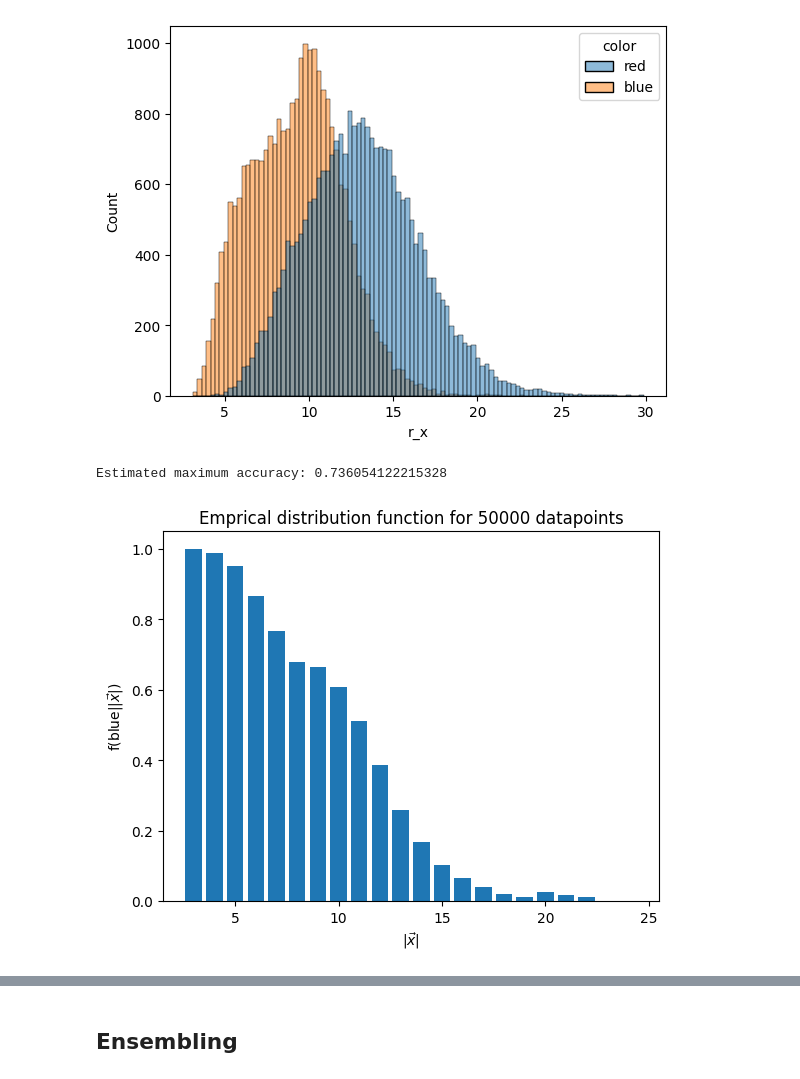
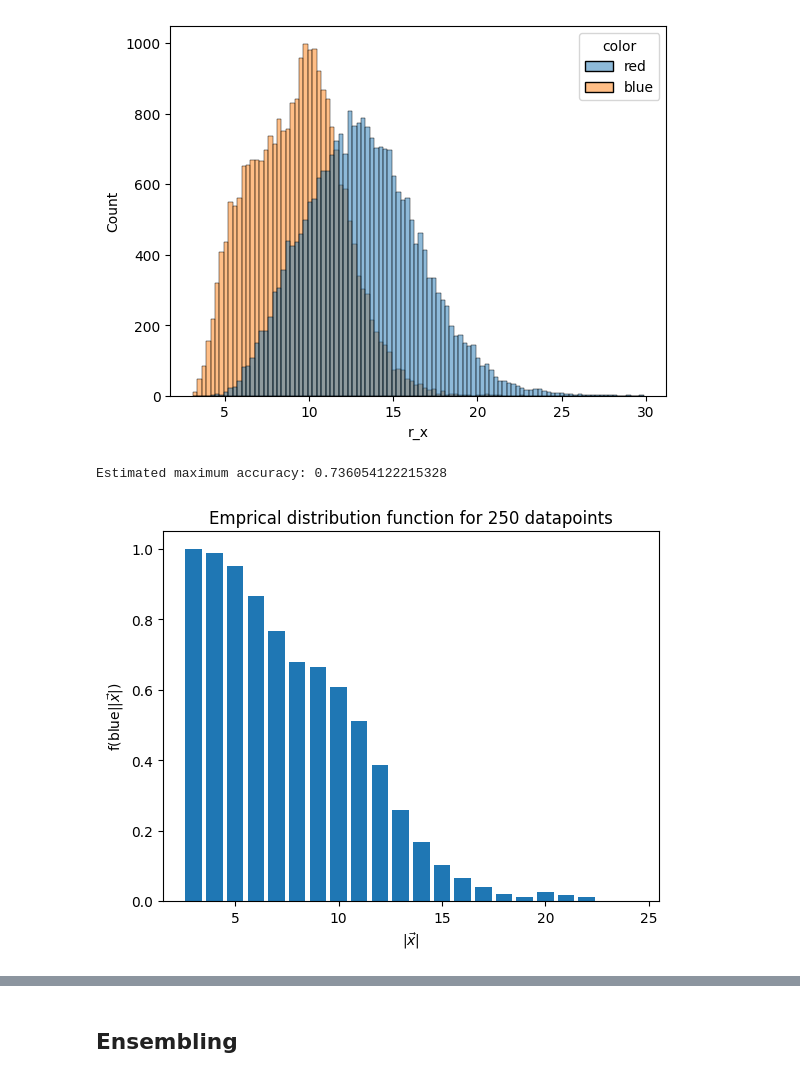
Before and after one commit to choisant/foundational-modeling, a Jupyter notebook: toy_experiment/DNN/DNN.ipynb, the cells around one changed output, grey strips where cells are left out. Drawn from its saved outputs; the diff is of its cells as text; code cells hidden in the pictures.

```diff
--- a/toy_experiment/DNN/DNN.ipynb
+++ b/toy_experiment/DNN/DNN.ipynb
@@ -270,20 +299,20 @@ sn.histplot(train_data, x="r_x", hue="color")
 # %%
 red_rx = train_data[train_data["color"] == "red"]["r_x"].values
 blue_rx = train_data[train_data["color"] == "blue"]["r_x"].values
 red_count, red_bins = np.histogram(red_rx, bins=25, range=(0, 25))
 blue_count, blue_bins = np.histogram(blue_rx, bins=25, range=(0, 25))
 fraction_blue = np.array([(blue_count[i])/(red_count[i]+blue_count[i]) for i in range(len(red_count))])
 fraction_red = 1 - fraction_blue
 plt.bar(red_bins[0:-1], fraction_blue)
-plt.title(f"Emprical distribution function for {len(train_data)} datapoints")
+plt.title(f"Emprical distribution function for {n_train} datapoints")
 plt.xlabel(r"$|\vec{x}|$")
 plt.ylabel(r"f(blue||$\vec{x}$|)")
 acc = np.array([max(fraction_blue[i], fraction_red[i])*(red_count[i]+blue_count[i])/sum(red_count + blue_count) for i in range(len(red_count))])
 max_acc = sum(acc[~np.isnan(acc)])
 print(f"Estimated maximum accuracy: {max_acc}")
 # %% [output]
 Estimated maximum accuracy: 0.736054122215328
-[figure, old version]
+[figure, new version]
 # %%
 fig, ax = plt.subplots(nrows=1, ncols=1, figsize= (5, 4), layout="constrained")
 sn.scatterplot(grid_df, x="r_x", y="Confidence", s=2, ax = ax, label ="DNN")
```
Also changed, not shown: parts of 12 cells of this notebook, 3 other files.
